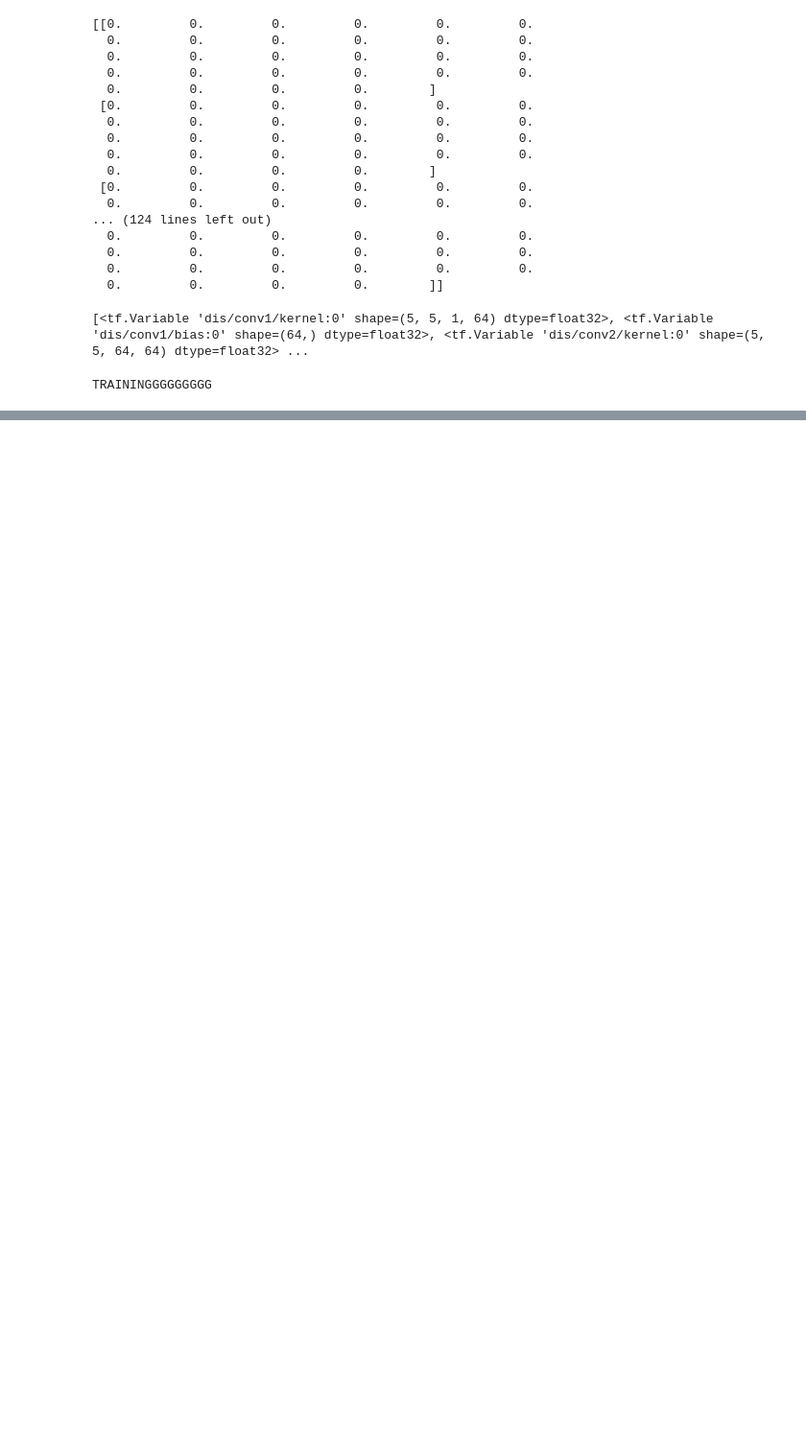
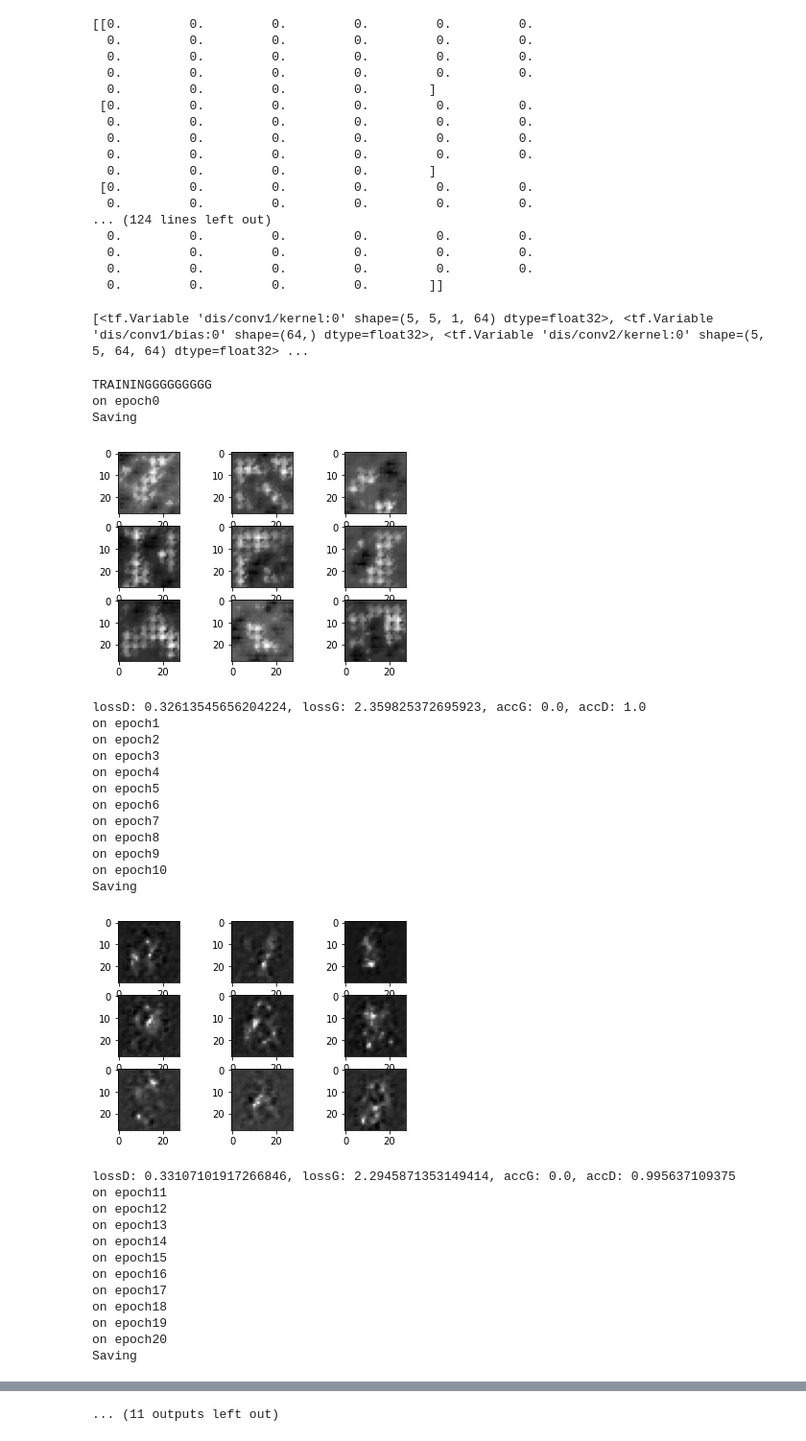
Before and after one commit to abhinavj98/machine-learning, a Jupyter notebook: gan.ipynb, the cells around one changed output, grey strips where cells are left out. Shown at 96% size. Cells and saved outputs as stored; diff of their text form; code cells hidden in the pictures; blank space fills up the shorter version.

```diff
--- a/gan.ipynb
+++ b/gan.ipynb
@@ -72,13 +75,13 @@ class GAN:
     x = self.gen['convt1'](x)
     x = self.gen['dropout2'](x, is_training)
     x = self.gen['bnorm2'](x, is_training)
-    # output = self.gen['convt2'](x)
-    x = self.gen['dropout3'](x, is_training)
-    x = self.gen['bnorm3'](x, is_training)
-    x = self.gen['convt3'](x)
-    x = self.gen['dropout4'](x, is_training)
-    x = self.gen['bnorm4'](x, is_training)
-    output = self.gen['convt4'](x)
+    output = self.gen['convt2'](x)
+    # x = self.gen['dropout3'](x, is_training)
+    # x = self.gen['bnorm3'](x, is_training)
+    # x = self.gen['convt3'](x)
+    # x = self.gen['dropout4'](x, is_training)
+    # x = self.gen['bnorm4'](x, is_training)
+    # output = self.gen['convt4'](x)
     return output
 
   def run_discriminator(self, z):
@@ -95,16 +98,16 @@ class GAN:
 
   def generator(self):
     layers = {}
-    keep_prob = 0.3
+    keep_prob = 0.5
     momentum = 0.99
     nodes = 7 * 7
     layers['dense1'] = tf.keras.layers.Dense(units=nodes, activation=tf.nn.leaky_relu, name = 'gen/dense1')
     layers['dropout1'] = tf.keras.layers.Dropout(keep_prob, name = 'gen/dropout1')
     layers['bnorm1'] = tf.keras.layers.BatchNormalization(momentum = momentum, name = 'gen/bnorm1')
-    layers['convt1'] = tf.keras.layers.Conv2DTranspose(kernel_size=5, filters=128, strides=2, padding='same', activation=tf.nn.leaky_relu, name = 'gen/convt1')
+    layers['convt1'] = tf.keras.layers.Conv2DTranspose(kernel_size=5, filters=64, strides=2, padding='same', activation=tf.nn.leaky_relu, name = 'gen/convt1')
     layers['dropout2'] = tf.keras.layers.Dropout(keep_prob, name = 'gen/dropout2')
     layers['bnorm2'] = tf.keras.layers.BatchNormalization(momentum=momentum, name = 'gen/bnorm2')
-    layers['convt2'] = tf.layers.Conv2DTranspose(kernel_size=3, filters=64, strides=2, padding='same', activation=tf.nn.leaky_relu, name = 'gen/convt2')
+    layers['convt2'] = tf.layers.Conv2DTranspose(kernel_size=3, filters=1, strides=2, padding='same', activation=tf.nn.leaky_relu, name = 'gen/convt2')
     layers['dropout3'] = tf.keras.layers.Dropout(keep_prob, name = 'gen/dropout3')
     layers['bnorm3'] = tf.keras.layers.BatchNormalization(momentum=momentum, name = 'gen/bnorm3')
     layers['convt3'] = tf.layers.Conv2DTranspose(kernel_size=3, filters=1, strides=2, padding='same', activation=tf.nn.leaky_relu, name = 'gen/convt3')
@@ -178,8 +181,8 @@ samples=[] #generator examples
 D_losses = []
 G_losses = []
 # %%
-lr_D=0.002
-lr_G=0.002
+lr_D=0.0004
+lr_G=0.0004
 batch_size = 128
 #Do this when multiple networks interact with each other
 tvars=tf.trainable_variables()  #returns all variables created(the two variable scopes) and makes trainable true
@@ -215,32 +218,60 @@ with tf.Session() as sess:
       batch_images = batch*2-1
       batch_images = np.reshape(batch_images, (-1,28,28,1))
       batch_z = np.random.uniform(-1,1,size=(batch_size,100))
       sess.run(G_trainer, feed_dict={z:batch_z})
-      for l in range(5):
+      for l in range(3):
         batch_z = np.random.uniform(-1,1,size=(batch_size,100))
         sess.run(D_trainer, feed_dict = {real_images:batch_images,z:batch_z})
 
     print("on epoch{}".format(epoch))
 
     if epoch%10 == 0:
       print("Saving")
-      save_path = saver.save(sess, "/content/drive/My Drive/mnist_gan_checkpt.ckpt")
+      # save_path = saver.save(sess, "/content/drive/My Drive/mnist_gan_checkpt.ckpt")
       batch_z = np.random.uniform(-1,1,size=(10000,100))
       sample_z=np.random.uniform(-1,1,size=(9,100))
       gen_sample=sess.run(G,feed_dict={z:sample_z})
       # print(sample_z)
       for k in range(9):
         plt.subplot(3,3,k+1)
         plt.imshow((gen_sample[k].reshape(28,28)+1)/2, cmap = 'gray')
       plt.show()
       D_real, D_fake, lossD, lossG = sess.run([D_logits_real, D_logits_fake, D_loss, G_loss], feed_dict={real_images:np.reshape(test_images*2-1, (-1,28,28,1)), z:batch_z})
       D_acc_real = dis_accuracy(np.array(D_real), 0.5, True)
       D_acc_fake = dis_accuracy(np.array(D_fake), 0.5, False)
       G_acc = dis_accuracy(np.array(D_fake), 0.5, True)
 
       print("lossD: {}, lossG: {}, accG: {}, accD: {}".format(lossD, lossG, G_acc, (D_acc_real + D_acc_fake)/2))
       samples.append(gen_sample)
       D_losses.append(lossD)
       G_losses.append(lossG)
 # %% [output]
 TRAININGGGGGGGGG
+on epoch0
+Saving
+[figure, added]
+lossD: 0.32613545656204224, lossG: 2.359825372695923, accG: 0.0, accD: 1.0
+on epoch1
+on epoch2
+on epoch3
+on epoch4
+on epoch5
+on epoch6
+on epoch7
+on epoch8
+on epoch9
+on epoch10
+Saving
+[figure, added]
+lossD: 0.33107101917266846, lossG: 2.2945871353149414, accG: 0.0, accD: 0.995637109375
+on epoch11
+on epoch12
+on epoch13
+on epoch14
+on epoch15
+on epoch16
+on epoch17
+on epoch18
+on epoch19
+on epoch20
+Saving
@@ -247,3 +318,4 @@ TRAININGGGGGGGGG
+... (11 outputs left out)
 # %%
  with tf.Session() as sess:
   sess.run(init)
```
Also changed, not shown: parts of 3 cells of this notebook.
